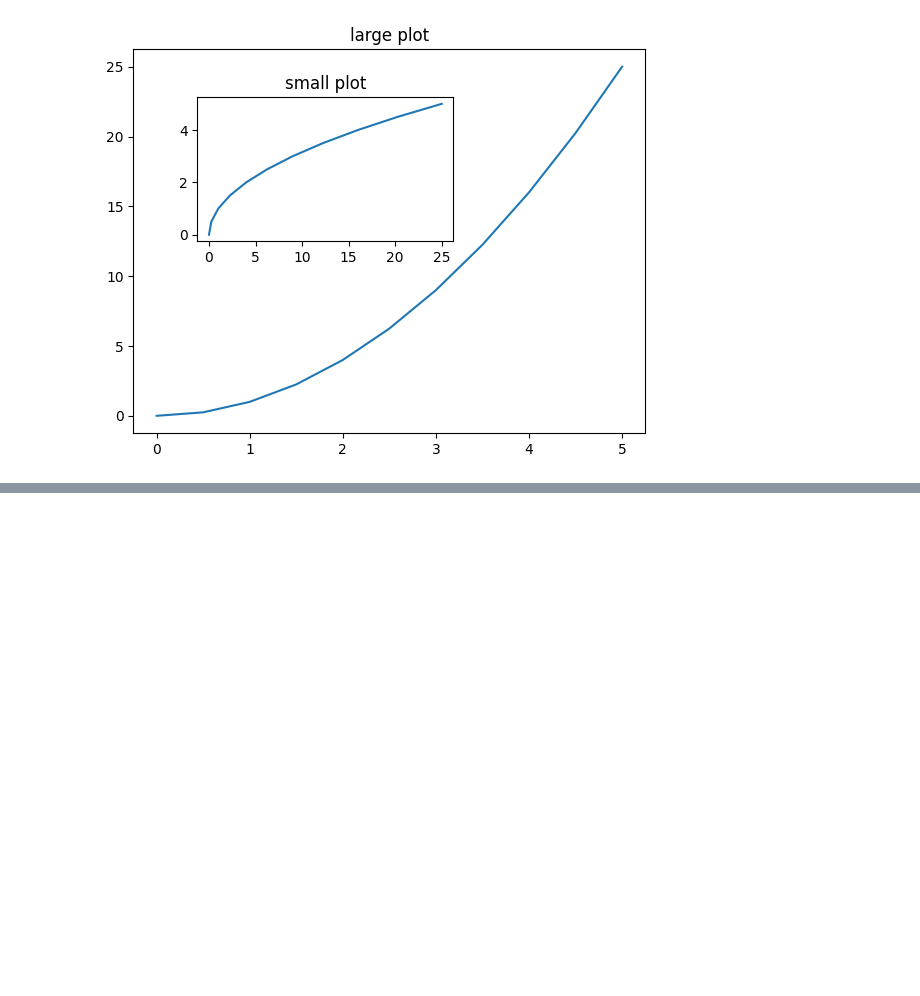
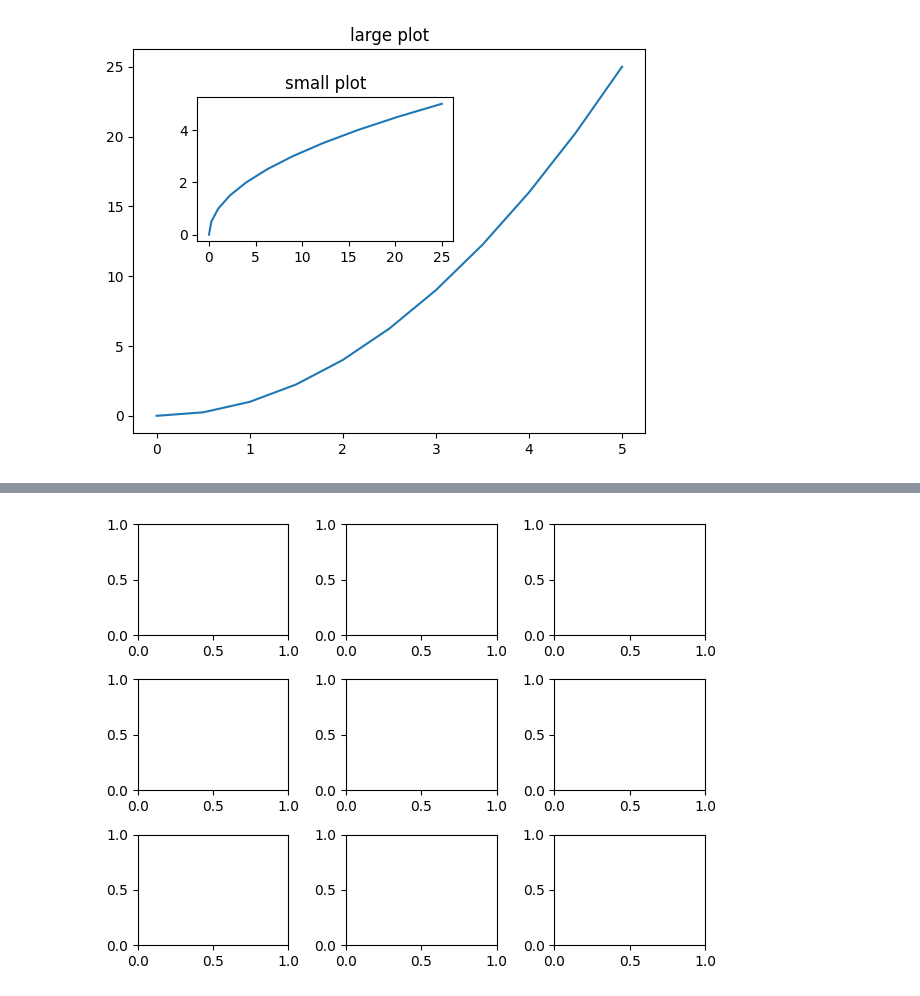
Before and after one commit to mekchou/Python-for-DS-and-ML-Bootcamp, a Jupyter notebook: Sec8/L42matplotlib1.ipynb, the cells around one changed output, grey strips where cells are left out. Saved outputs shown, nothing was run; the diff lists cells and outputs as text; code cells hidden in the pictures; blank space fills up the shorter version.

```diff
--- a/Sec8/L42matplotlib1.ipynb
+++ b/Sec8/L42matplotlib1.ipynb
@@ -66,0 +72,6 @@ Text(0.5, 1.0, 'small plot')
+# %%
+fig,axes = plt.subplots(nrows =3, ncols=3)
+# axes.plot(x,y)
+plt.tight_layout()
+# %% [output]
+[figure, added]
```
Also changed, not shown: parts of 8 cells of this notebook.
